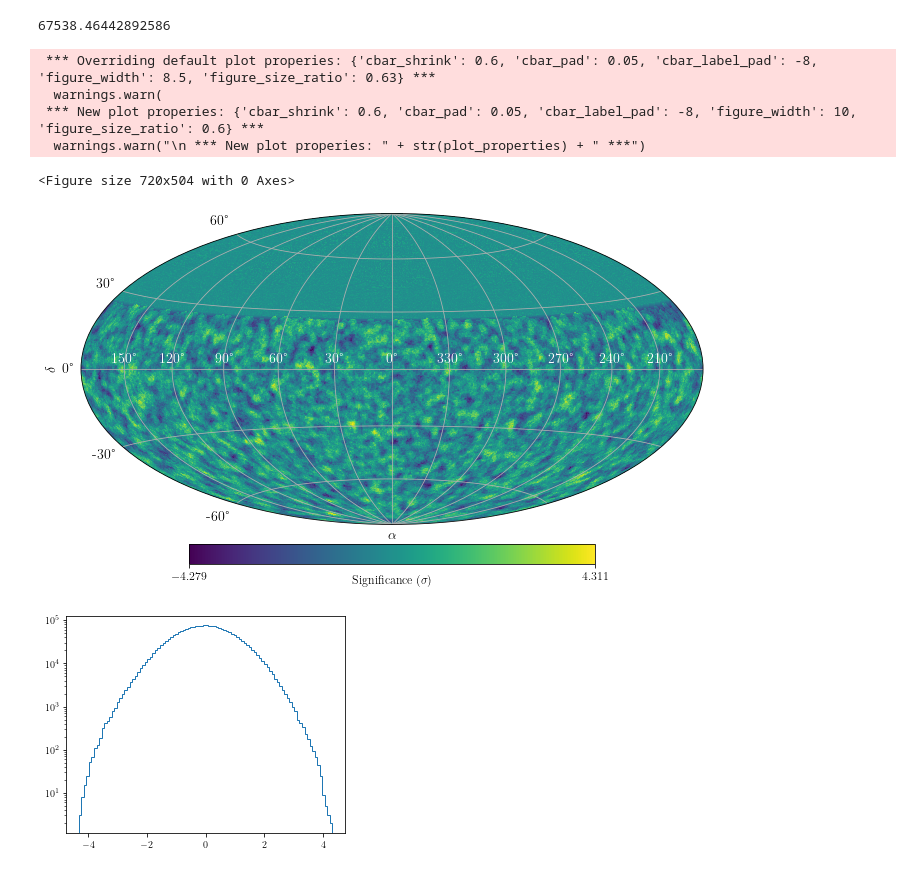
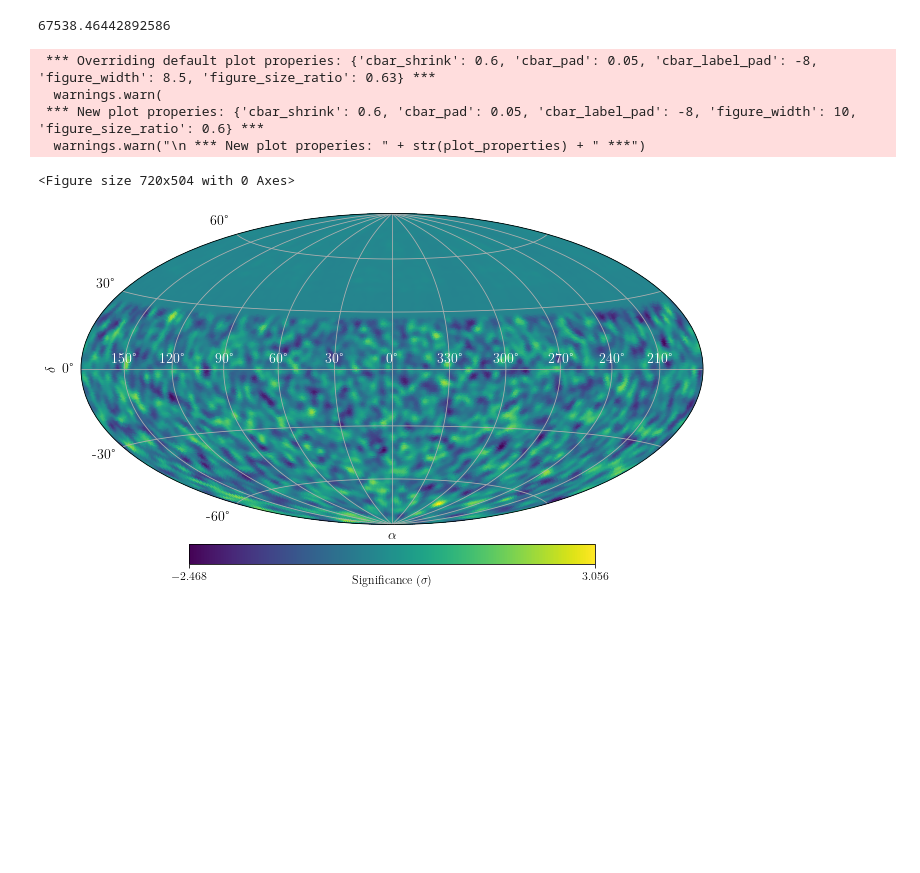
Before and after one commit to miguelajsmartins/Repeater_Analysis, a Jupyter notebook: SkyMaps/SkyMaps_LiMa_Significance.ipynb, the cells around one changed output. Saved outputs shown, nothing was run; the diff lists cells and outputs as text; code cells hidden in the pictures; blank space fills up the shorter version.

Commit message:
Produced skymaps with Li and Ma significance. Produced tau distributions for auger data (inclined, vertical and both)

```diff
--- a/SkyMaps/SkyMaps_LiMa_Significance.ipynb
+++ b/SkyMaps/SkyMaps_LiMa_Significance.ipynb
@@ -86,13 +86,22 @@ def FileToHealpyMap(filename, df_columns, NSIDE):
 #-------------------------------
 # main
 #-------------------------------
-path2file_ud = '../DataSets/Vertical/UD_large_stats/'
-filename_ud = 'TimeOrdered_Accepted_Events_Uniform_Dist_N_100000_3824455_655.parquet'
+path2file_ud = '../DataSets/Vertical/MockData_Repeaters/Repeater_RandPosAndDate_large_stats/'
+
+#defines the characteristics of the repeater to be read
+DATE = 'RandPosAndDate'
+PERIOD = '3600'
+N_EVENTS = '100000'
+REP_TOTAL_INTENSITY = '200'
+REP_INTENSITY = '5'
+
+
+filename_ud = 'IsoBG_ExpRepeater_%s_Period_%s_TotalEvents_%s_AcceptedRepEvents_%s_RepIntensity_%s_3843630_1.parquet' % (DATE, PERIOD, N_EVENTS, REP_TOTAL_INTENSITY, REP_INTENSITY)
 
 #defines the NSIDE parameter (aka number of pixels <-> angular resolution)
-NSIDE = 512
+NSIDE = 128
 
-ud_skymap = FileToHealpyMap(path2file_ud + filename_ud, ['ud_ra', 'ud_dec'], NSIDE)
+ud_skymap = FileToHealpyMap(path2file_ud + filename_ud, ['rep_ud_ra', 'rep_ud_dec'], NSIDE)
 
 #create figure
 fig = plt.figure(figsize=(10,7)) #create figure
@@ -115,7 +124,7 @@ projview(
     xtick_label_color='white'
 )
 
-plt.savefig('Skymap_UD_NEvents_100000.pdf',dpi=500)
+plt.savefig('Skymap_REP_%s_Period_%s_NEvents_%s_AcceptedRepEvents_%s_RepIntensity_%s.pdf' % (DATE, PERIOD, N_EVENTS, REP_TOTAL_INTENSITY, REP_INTENSITY),dpi=500)
 # %% [output]
  *** Overriding default plot properies: {'cbar_shrink': 0.6, 'cbar_pad': 0.05, 'cbar_label_pad': -8, 'figure_width': 8.5, 'figure_size_ratio': 0.63} ***
   warnings.warn(
@@ -262,6 +271,7 @@ N_off = np.sum(ud_skymap) - N_on
 
 #make the significance map
 significance_map = LiMaSignificance(LiMa_LiMa_alpha, N_on, N_off)
+Gaussian_significance_map = hp.smoothing(significance_map, sigma=0.5*topHat_smoothing_radius)
 
 #creates mask to avoid showing pixels in region where exposure is null
 mask = np.zeros(hp.nside2npix(NSIDE))
@@ -269,46 +279,33 @@ mask[hp.query_strip(NSIDE, np.pi/2-(theta_max + lat_auger), 0)] = 1
 
 #create figure
 fig = plt.figure(figsize=(10,7)) #create figure
 
 #plot sky map
 projview(
-    significance_map,
+    Gaussian_significance_map,
     graticule=True,
     graticule_labels=True,
     #title=r"Instantaneous exposure for " + str(theta_min) + r"$^\circ < \theta < $ " + str(theta_max) + r"$^\circ$ on " + str(t.fits),
     unit=r"Significance ($\sigma$)",
     xlabel=r"$\alpha$",
     ylabel=r"$\delta$",
     cb_orientation="horizontal",
     #max = max(significance_map),
     #min = -max(significance_map),
     projection_type="hammer",
     fontsize={'title':16, 'xlabel':14, 'ylabel':14, 'xtick_label':14, 'ytick_label':14},
     override_plot_properties={'figure_width':10, 'figure_size_ratio':0.6},
     longitude_grid_spacing = 30,
     latitude_grid_spacing = 30,
     xtick_label_color='white'
 )
 
-plt.savefig('SkyMap_Smooth_LiMa_significance_UD_NEvents_100000.pdf',dpi=500)
-
-#to create the distribution of Li and Ma significance
-LiMa_significance_dist = significance_map[np.where(mask == 1)]
-
-#create figure
-fig = plt.figure(figsize=(5,4)) #create figure
-
-#computes the maximum absolute significance
-max_sigma = max([abs(min(LiMa_significance_dist)), max(LiMa_significance_dist)])
-
-plt.hist(LiMa_significance_dist, bins=100, range=[-max_sigma, max_sigma], histtype='step')
-plt.yscale('log')
+plt.savefig('SkyMap_GaussianSmooth_LiMaSignificance_REP_%s_Period_%s_NEvents_%s_AcceptedRepEvents_%s_RepIntensity_%s.pdf' % (DATE, PERIOD, N_EVENTS, REP_TOTAL_INTENSITY, REP_INTENSITY),dpi=500)
 # %% [output]
 67538.46442892586
  *** Overriding default plot properies: {'cbar_shrink': 0.6, 'cbar_pad': 0.05, 'cbar_label_pad': -8, 'figure_width': 8.5, 'figure_size_ratio': 0.63} ***
   warnings.warn(
  *** New plot properies: {'cbar_shrink': 0.6, 'cbar_pad': 0.05, 'cbar_label_pad': -8, 'figure_width': 10, 'figure_size_ratio': 0.6} ***
   warnings.warn("\n *** New plot properies: " + str(plot_properties) + " ***")
 <Figure size 720x504 with 0 Axes>
-[figure, old version]
+[figure, new version]
-[figure, removed]
```
Also changed, not shown: parts of 1 cell of this notebook, 34 other files.
